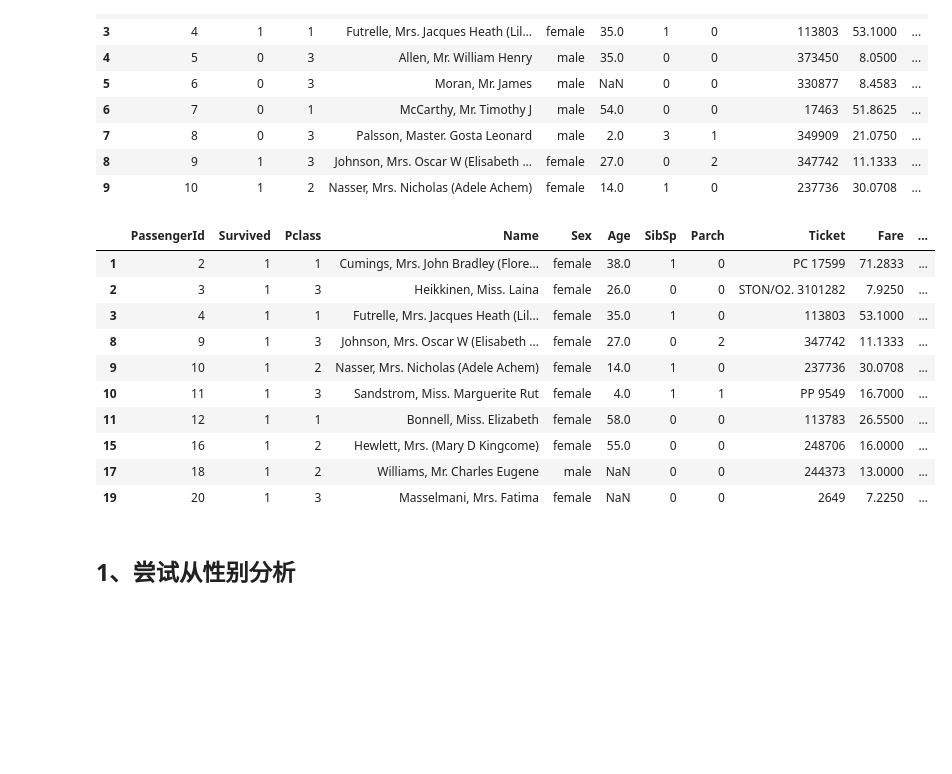
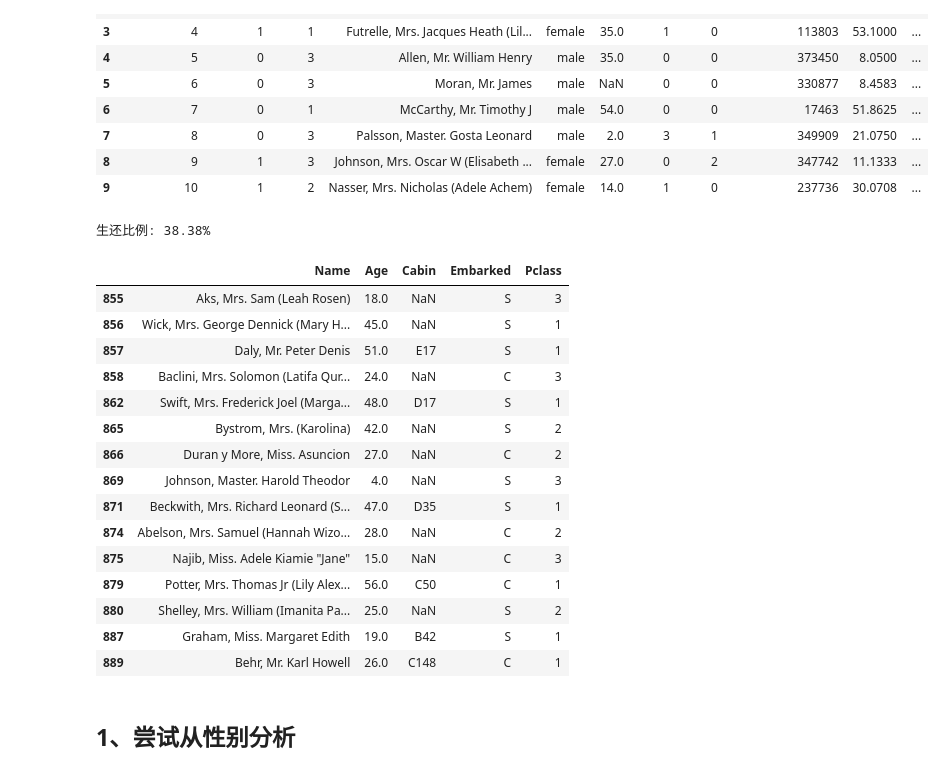
Before and after one commit to yjcyjjc/Titanic-MachineLearning-Project, a Jupyter notebook: EDA.ipynb, the cells around one changed output. Saved outputs shown, nothing was run; the diff lists cells and outputs as text; code cells hidden in the pictures; blank space fills up the shorter version.

```diff
--- a/EDA.ipynb
+++ b/EDA.ipynb
@@ -28,20 +28,27 @@ data.head(10)
 | 8 | 9 | 1 | 3 | Johnson, Mrs. Oscar W (Elisabeth ... | female | 27.0 | 0 | 2 | 347742 | 11.1333 | ... |
 | 9 | 10 | 1 | 2 | Nasser, Mrs. Nicholas (Adele Achem) | female | 14.0 | 1 | 0 | 237736 | 30.0708 | ... |
 # %%
-survived_data=data[data['Survived']==1]
-survived_data.head(10)
+survived_data=data[(data['Survived']==1)][['Name','Age','Cabin','Embarked','Pclass']]
+print(f"生还比例: {len(survived_data)/len(data):.2%}")
+survived_data.tail(15)
 # %% [output]
+生还比例: 38.38%
-|  | PassengerId | Survived | Pclass | Name | Sex | Age | SibSp | Parch | Ticket | Fare | ... |
-| 1 | 2 | 1 | 1 | Cumings, Mrs. John Bradley (Flore... | female | 38.0 | 1 | 0 | PC 17599 | 71.2833 | ... |
-| 2 | 3 | 1 | 3 | Heikkinen, Miss. Laina | female | 26.0 | 0 | 0 | STON/O2. 3101282 | 7.9250 | ... |
-| 3 | 4 | 1 | 1 | Futrelle, Mrs. Jacques Heath (Lil... | female | 35.0 | 1 | 0 | 113803 | 53.1000 | ... |
-| 8 | 9 | 1 | 3 | Johnson, Mrs. Oscar W (Elisabeth ... | female | 27.0 | 0 | 2 | 347742 | 11.1333 | ... |
-| 9 | 10 | 1 | 2 | Nasser, Mrs. Nicholas (Adele Achem) | female | 14.0 | 1 | 0 | 237736 | 30.0708 | ... |
-| 10 | 11 | 1 | 3 | Sandstrom, Miss. Marguerite Rut | female | 4.0 | 1 | 1 | PP 9549 | 16.7000 | ... |
-| 11 | 12 | 1 | 1 | Bonnell, Miss. Elizabeth | female | 58.0 | 0 | 0 | 113783 | 26.5500 | ... |
-| 15 | 16 | 1 | 2 | Hewlett, Mrs. (Mary D Kingcome) | female | 55.0 | 0 | 0 | 248706 | 16.0000 | ... |
-| 17 | 18 | 1 | 2 | Williams, Mr. Charles Eugene | male | NaN | 0 | 0 | 244373 | 13.0000 | ... |
-| 19 | 20 | 1 | 3 | Masselmani, Mrs. Fatima | female | NaN | 0 | 0 | 2649 | 7.2250 | ... |
+|  | Name | Age | Cabin | Embarked | Pclass |
+| 855 | Aks, Mrs. Sam (Leah Rosen) | 18.0 | NaN | S | 3 |
+| 856 | Wick, Mrs. George Dennick (Mary H... | 45.0 | NaN | S | 1 |
+| 857 | Daly, Mr. Peter Denis | 51.0 | E17 | S | 1 |
+| 858 | Baclini, Mrs. Solomon (Latifa Qur... | 24.0 | NaN | C | 3 |
+| 862 | Swift, Mrs. Frederick Joel (Marga... | 48.0 | D17 | S | 1 |
+| 865 | Bystrom, Mrs. (Karolina) | 42.0 | NaN | S | 2 |
+| 866 | Duran y More, Miss. Asuncion | 27.0 | NaN | C | 2 |
+| 869 | Johnson, Master. Harold Theodor | 4.0 | NaN | S | 3 |
+| 871 | Beckwith, Mrs. Richard Leonard (S... | 47.0 | D35 | S | 1 |
+| 874 | Abelson, Mrs. Samuel (Hannah Wizo... | 28.0 | NaN | C | 2 |
+| 875 | Najib, Miss. Adele Kiamie "Jane" | 15.0 | NaN | C | 3 |
+| 879 | Potter, Mrs. Thomas Jr (Lily Alex... | 56.0 | C50 | C | 1 |
+| 880 | Shelley, Mrs. William (Imanita Pa... | 25.0 | NaN | S | 2 |
+| 887 | Graham, Miss. Margaret Edith | 19.0 | B42 | S | 1 |
+| 889 | Behr, Mr. Karl Howell | 26.0 | C148 | C | 1 |
 # %% [markdown]
 ## 1、尝试从性别分析
 # %%
```
Also changed, not shown: parts of 13 cells of this notebook.
